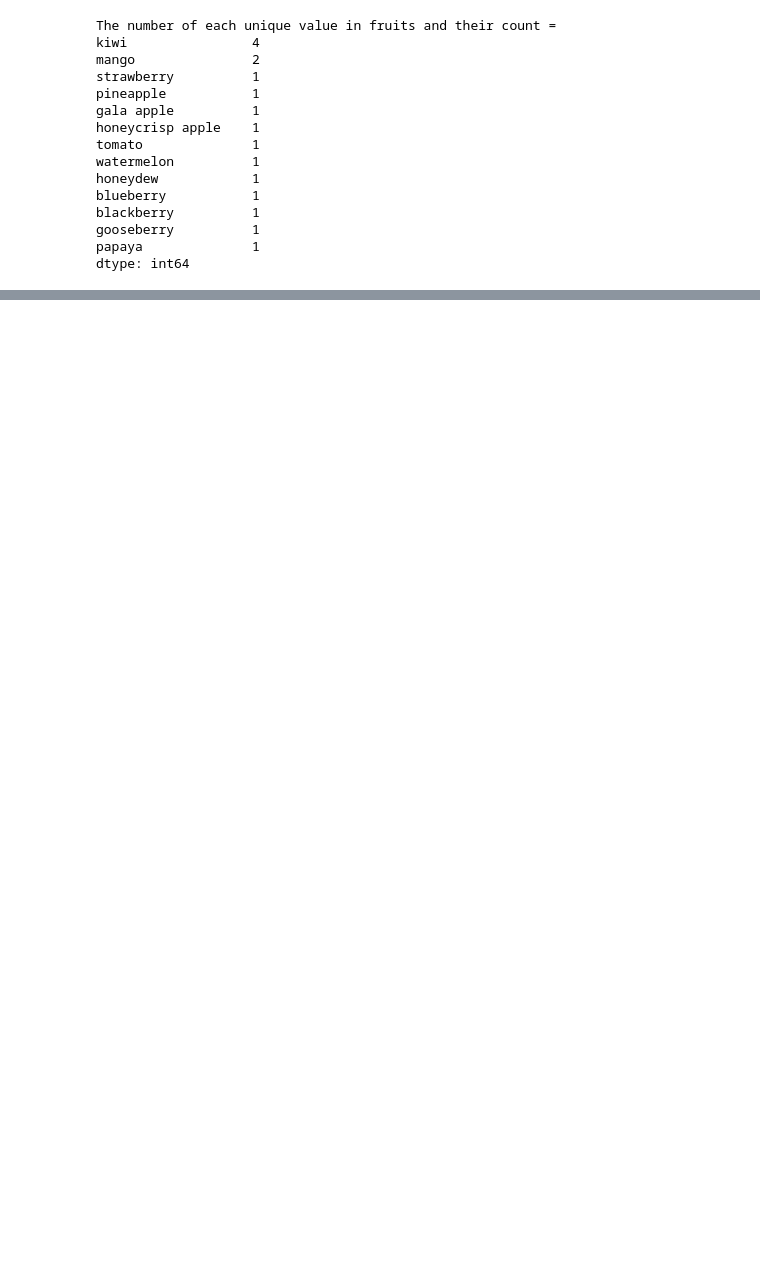
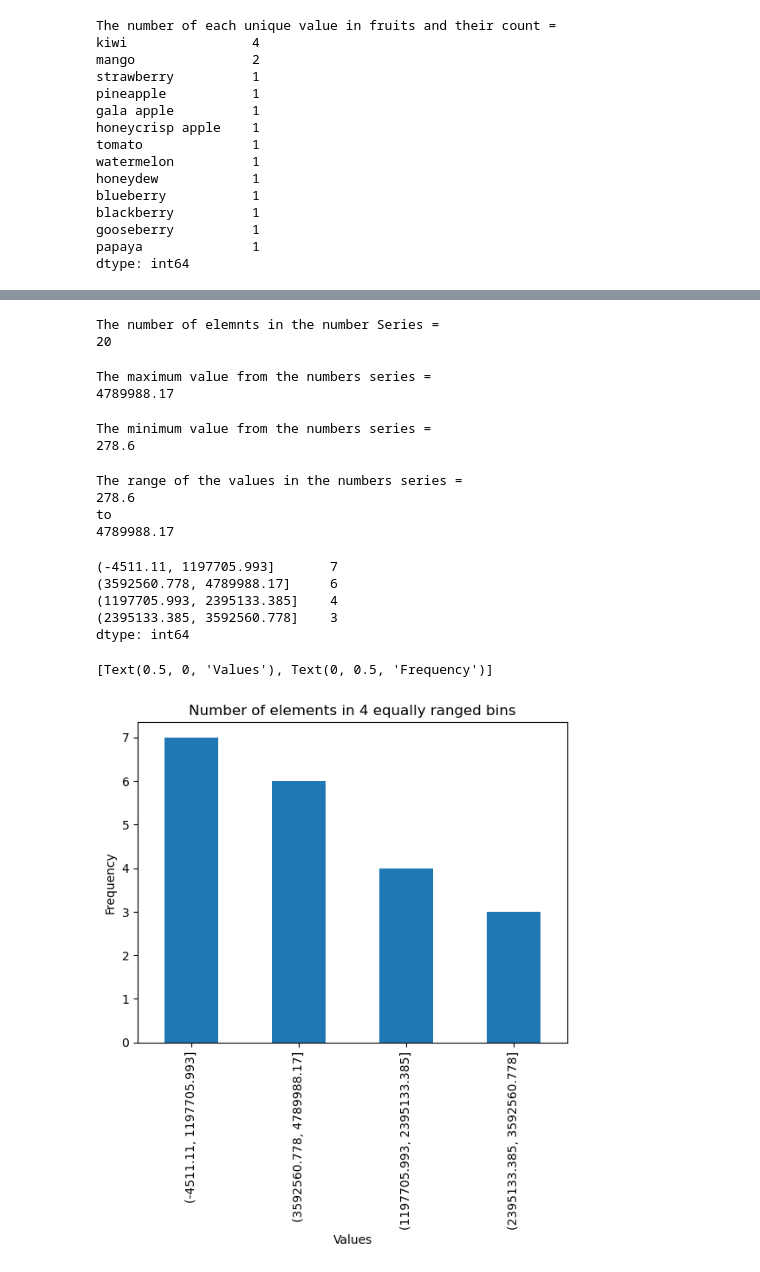
Before and after one commit to corey-hermesch/numpy-pandas-visualization-exercises, a Jupyter notebook: pandas_series.ipynb, the cells around one changed output, grey strips where cells are left out. Cells and saved outputs as stored; diff of their text form; code cells hidden in the pictures; blank space fills up the shorter version.

```diff
--- a/pandas_series.ipynb
+++ b/pandas_series.ipynb
@@ -157,0 +535,4 @@ dtype: int64
+# %%
+# use pandas to create a Series named numbers from the following list
+
+numbers = pd.Series(['$796,459.41', '$278.60', '$482,571.67', '$4,503,915.98', '$2,121,418.3', '$1,260,813.3', '$87,231.01', '$1,509,175.45', '$4,138,548.00', '$2,848,913.80', '$594,715.39', '$4,789,988.17', '$4,513,644.5', '$3,191,059.97', '$1,758,712.24', '$4,338,283.54', '$4,738,303.38', '$2,791,759.67', '$769,681.94', '$452,650.23'])
@@ -157,0 +553,69 @@ dtype: int64
+# %%
+#     How many elements are in the number Series?
+
+print("The number of elemnts in the number Series = ")
+print(numbers.size)
+# %% [output]
+The number of elemnts in the number Series =
+20
+# %%
+# Perform the necessary manipulations by accessing Series attributes and methods to convert the numbers
+# Series to a numeric data type.
+
+numbers[0].replace('$','').replace(',','')
+float_numbers = []
+for number in numbers:
+    float_numbers.append(float((number.replace('$','')).replace(',','')))
+float_numbers = pd.Series(float_numbers)
+
+
+#print(float_numbers)
+# %%
+#     Run the code to discover the maximum value from the Series.
+
+print("The maximum value from the numbers series = ")
+print(float_numbers.max())
+# %% [output]
+The maximum value from the numbers series =
+4789988.17
+# %%
+#     Run the code to discover the minimum value from the Series.
+
+print("The minimum value from the numbers series = ")
+print(float_numbers.min())
+# %% [output]
+The minimum value from the numbers series =
+278.6
+# %%
+#     What is the range of the values in the Series?
+
+print("The range of the values in the numbers series = ")
+print(float_numbers.sort_values().min())
+print("to")
+print(float_numbers.sort_values().max())
+# %% [output]
+The range of the values in the numbers series =
+278.6
+to
+4789988.17
+# %%
+#     Bin the data into 4 equally sized intervals or bins and output how many values fall into each bin.
+
+bin_series = pd.cut(float_numbers, 4)
+print(bin_series.value_counts())
+# %% [output]
+(-4511.11, 1197705.993]       7
+(3592560.778, 4789988.17]     6
+(1197705.993, 2395133.385]    4
+(2395133.385, 3592560.778]    3
+dtype: int64
+# %%
+#     Plot the binned data in a meaningful way. Be sure to include a title and axis labels.
+
+b_s_vc = bin_series.value_counts().sort_values(ascending = False)
+# %%
+b_s_vc.plot.bar(title = 'Number of elements in 4 equally ranged bins',
+               ).set(xlabel='Values', ylabel = 'Frequency')
+# %% [output]
+[Text(0.5, 0, 'Values'), Text(0, 0.5, 'Frequency')]
+[figure, added]
```
Also changed, not shown: parts of 30 cells of this notebook, 1 other file.
